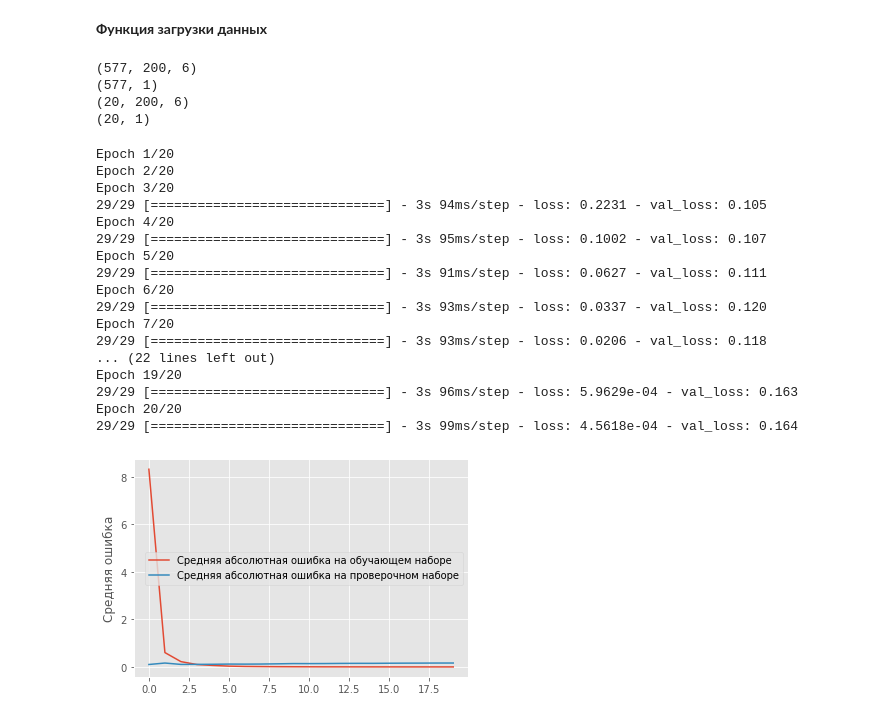
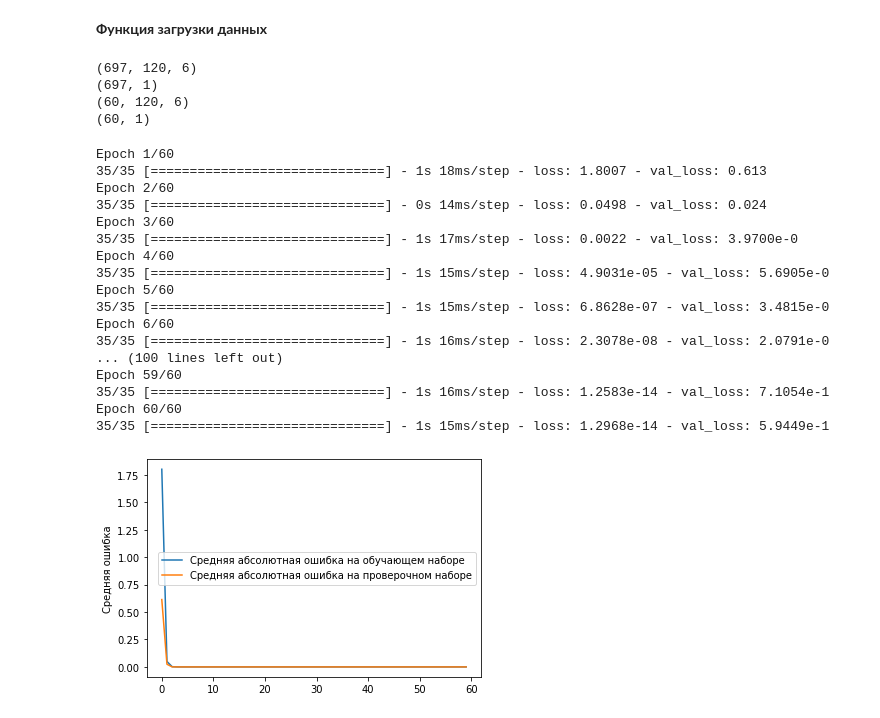
Before and after one commit to fazalpge/Forecast, a Jupyter notebook: pythonProject/Forecast_nuberline_6.ipynb, the cells around one changed output. Saved outputs shown, nothing was run; the diff lists cells and outputs as text; code cells hidden in the pictures.

```diff
--- a/pythonProject/Forecast_nuberline_6.ipynb
+++ b/pythonProject/Forecast_nuberline_6.ipynb
@@ -204,20 +219,21 @@ def showCorr(channels, corrSteps, predVal, yValUnscaled):
   plt.show()
 # %%
 con_test = np.array(range(0,6000,1)).reshape(1000,6)
+#con_test = np.random.randint(0,45,60000).reshape(10000,6)
 #Формируем параметры загрузки данных
-xLen = 200 #Анализируем по 300 прошедшим точкам
+xLen = 120 #Анализируем по 300 прошедшим точкам
 stepsForward = 1 #Предсказываем на 1 шаг вперёд
 xChannels = range(con.shape[1]) #Используемвсе входные каналы
 yChannels = [0] #Предказываем только open канал
-xNormalization = 1 #Нормируем входные каналы стандартным распределением
-yNormalization = 1#Нормируем выходные каналы стандартным распределением
-valLen = 20 #Используем 30.000 записей для проверки0
+xNormalization = 0 #Нормируем входные каналы стандартным распределением
+yNormalization =0#Нормируем выходные каналы стандартным распределением
+valLen = 60 #Используем 30.000 записей для проверки0
 returnFlatten = 0 #Вернуть одномерные вечеторы
 convertToDerivative = 0 #Не превращать в производную
 
 #Загружаем данные
 (xTrain, yTrain), (xVal, yVal), (xScaler, yScaler) = \
-    getXTrainFromTimeSeries(con, xLen, xChannels, yChannels, stepsForward, xNormalization, yNormalization, returnFlatten, valLen, convertToDerivative)
+    getXTrainFromTimeSeries(con_test, xLen, xChannels, yChannels, stepsForward, xNormalization, yNormalization, returnFlatten, valLen, convertToDerivative)
 
 #Выводим размеры данных для проверки
 print(xTrain.shape)
@@ -225,57 +241,57 @@ print(yTrain.shape)
 print(xVal.shape)
 print(yVal.shape)
 # %% [output]
-(577, 200, 6)
-(577, 1)
-(20, 200, 6)
-(20, 1)
+(697, 120, 6)
+(697, 1)
+(60, 120, 6)
+(60, 1)
 # %%
 # con_test
 # #con
 # xScaler.inverse_transform(xTrain)
 # %%
 modelC = Sequential()
-modelC.add(Conv1D(700, 6, input_shape = (xTrain.shape[1], xTrain.shape[2]), activation="linear"))
+modelC.add(Conv1D(200, 6, input_shape = (xTrain.shape[1], xTrain.shape[2]), activation="linear"))
 modelC.add(Flatten())
 modelC.add(Dense(100, activation="linear"))
 modelC.add(Dense(yTrain.shape[1], activation="linear"))
 
 
 modelC.compile(loss="mse", optimizer=Adam(lr=1e-4))
 
 history = modelC.fit(xTrain,
                     yTrain,
-                    epochs=20,
+                    epochs=60,
                     batch_size=20,
                     verbose=1,
                     validation_data=(xVal, yVal))
 
 plt.plot(history.history['loss'],
          label='Средняя абсолютная ошибка на обучающем наборе')
 plt.plot(history.history['val_loss'],
          label='Средняя абсолютная ошибка на проверочном наборе')
 plt.ylabel('Средняя ошибка')
 plt.legend()
 plt.show()
 # %% [output]
-Epoch 1/20
-Epoch 2/20
-Epoch 3/20
-29/29 [==============================] - 3s 94ms/step - loss: 0.2231 - val_loss: 0.105
-Epoch 4/20
-29/29 [==============================] - 3s 95ms/step - loss: 0.1002 - val_loss: 0.107
-Epoch 5/20
-29/29 [==============================] - 3s 91ms/step - loss: 0.0627 - val_loss: 0.111
-Epoch 6/20
-29/29 [==============================] - 3s 93ms/step - loss: 0.0337 - val_loss: 0.120
-Epoch 7/20
-29/29 [==============================] - 3s 93ms/step - loss: 0.0206 - val_loss: 0.118
-... (22 lines left out)
-Epoch 19/20
-29/29 [==============================] - 3s 96ms/step - loss: 5.9629e-04 - val_loss: 0.163
-Epoch 20/20
-29/29 [==============================] - 3s 99ms/step - loss: 4.5618e-04 - val_loss: 0.164
+Epoch 1/60
+35/35 [==============================] - 1s 18ms/step - loss: 1.8007 - val_loss: 0.613
+Epoch 2/60
+35/35 [==============================] - 0s 14ms/step - loss: 0.0498 - val_loss: 0.024
+Epoch 3/60
+35/35 [==============================] - 1s 17ms/step - loss: 0.0022 - val_loss: 3.9700e-0
+Epoch 4/60
+35/35 [==============================] - 1s 15ms/step - loss: 4.9031e-05 - val_loss: 5.6905e-0
+Epoch 5/60
+35/35 [==============================] - 1s 15ms/step - loss: 6.8628e-07 - val_loss: 3.4815e-0
+Epoch 6/60
+35/35 [==============================] - 1s 16ms/step - loss: 2.3078e-08 - val_loss: 2.0791e-0
+... (100 lines left out)
+Epoch 59/60
+35/35 [==============================] - 1s 16ms/step - loss: 1.2583e-14 - val_loss: 7.1054e-1
+Epoch 60/60
+35/35 [==============================] - 1s 15ms/step - loss: 1.2968e-14 - val_loss: 5.9449e-1
-[figure, old version]
+[figure, new version]
 # %%
 #Прогнозируем данные текущей сетью
 currModel = modelC
```
Also changed, not shown: parts of 5 cells of this notebook, 4 other files.
